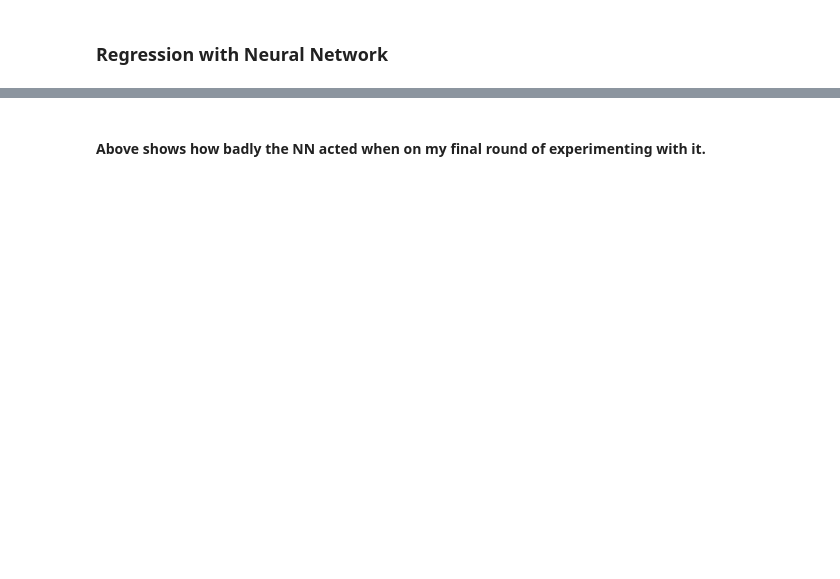
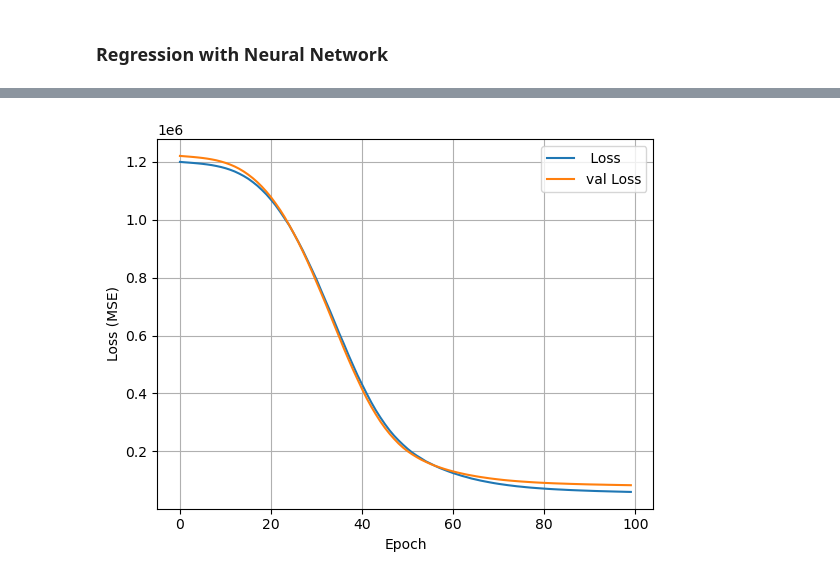
Before and after one commit to kuljitAujla/laptop-price-predictor, a Jupyter notebook: laptop-price-regression.ipynb, the cells around one changed output, grey strips where cells are left out. Drawn from its saved outputs; the diff is of its cells as text; code cells hidden in the pictures; blank space fills up the shorter version.

```diff
--- a/laptop-price-regression.ipynb
+++ b/laptop-price-regression.ipynb
@@ -482,2 +409,36 @@ RMSE (val): 27865861.25
-# %% [markdown]
-#### Above shows how badly the NN acted when on my final round of experimenting with it.
+# %%
+x_train_array = np.array(x_train, dtype=np.float32)
+x_val_array = np.array(x_val, dtype=np.float32)
+
+all_normalizer = tf.keras.layers.Normalization(axis=-1)
+all_normalizer.adapt(x_train_array)
+# %%
+nn_model = tf.keras.Sequential([
+  all_normalizer,
+  tf.keras.layers.Dense(64, activation='relu'),
+  tf.keras.layers.Dense(32, activation='relu'),
+  tf.keras.layers.Dense(1),
+])
+nn_model.compile(optimizer=tf.keras.optimizers.Adam(learning_rate=0.001), loss='mean_squared_error')
+# %%
+history = nn_model.fit(
+  x_train_array, y_train,
+  validation_data=(x_val_array, y_val),
+  verbose=0, epochs=100
+)
+# %%
+
+def plot_history(history):
+  # Plot training & validation loss values
+  plt.plot(history.history['loss'], label=' Loss')
+  plt.plot(history.history['val_loss'], label='val Loss')
+
+  plt.xlabel('Epoch')
+  plt.ylabel('Loss (MSE)')
+  plt.legend()
+  plt.grid(True)
+  plt.show()
+# %%
+plot_history(history)
+# %% [output]
+[figure, added]
```
Also changed, not shown: parts of 26 cells of this notebook.
